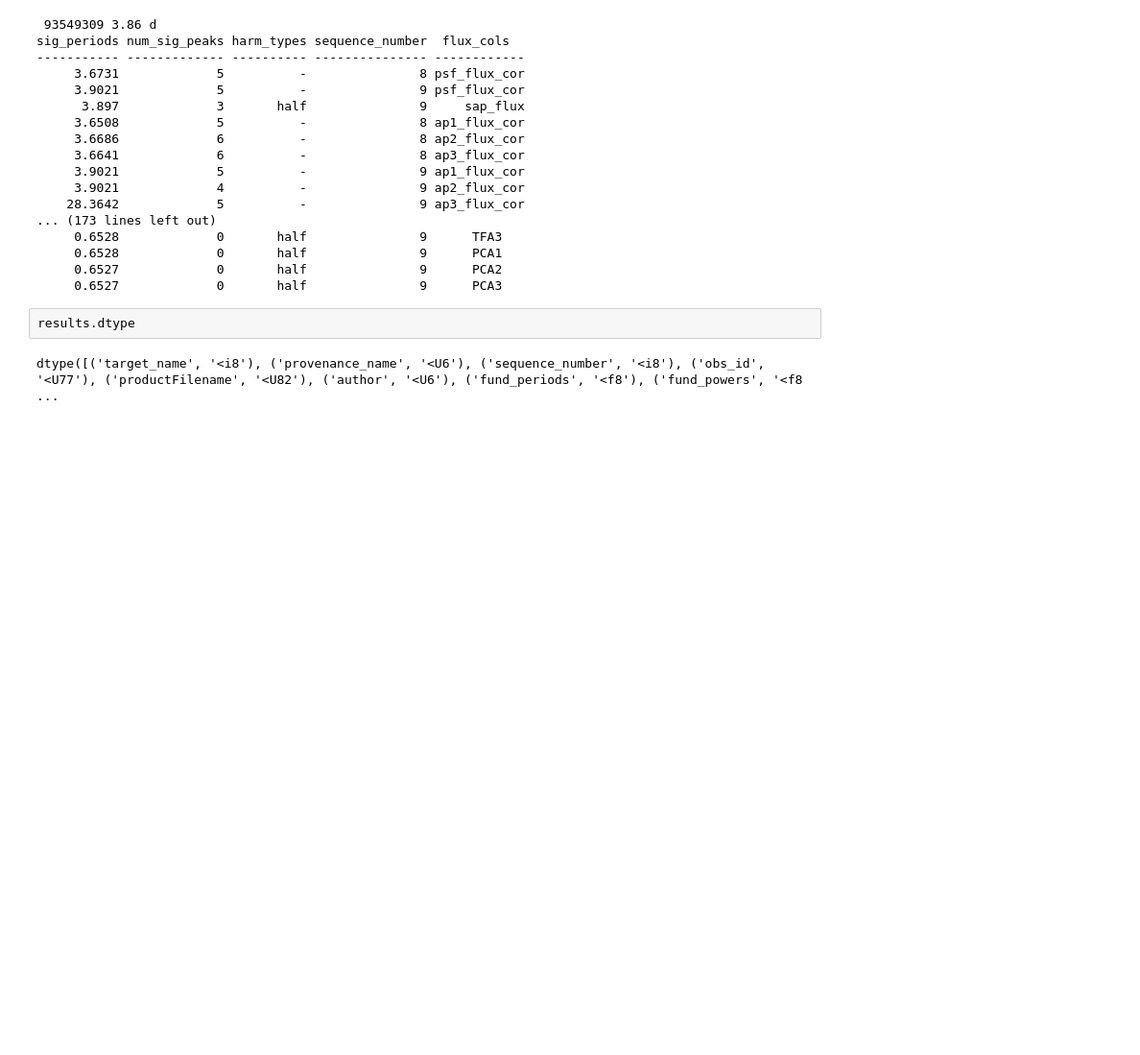
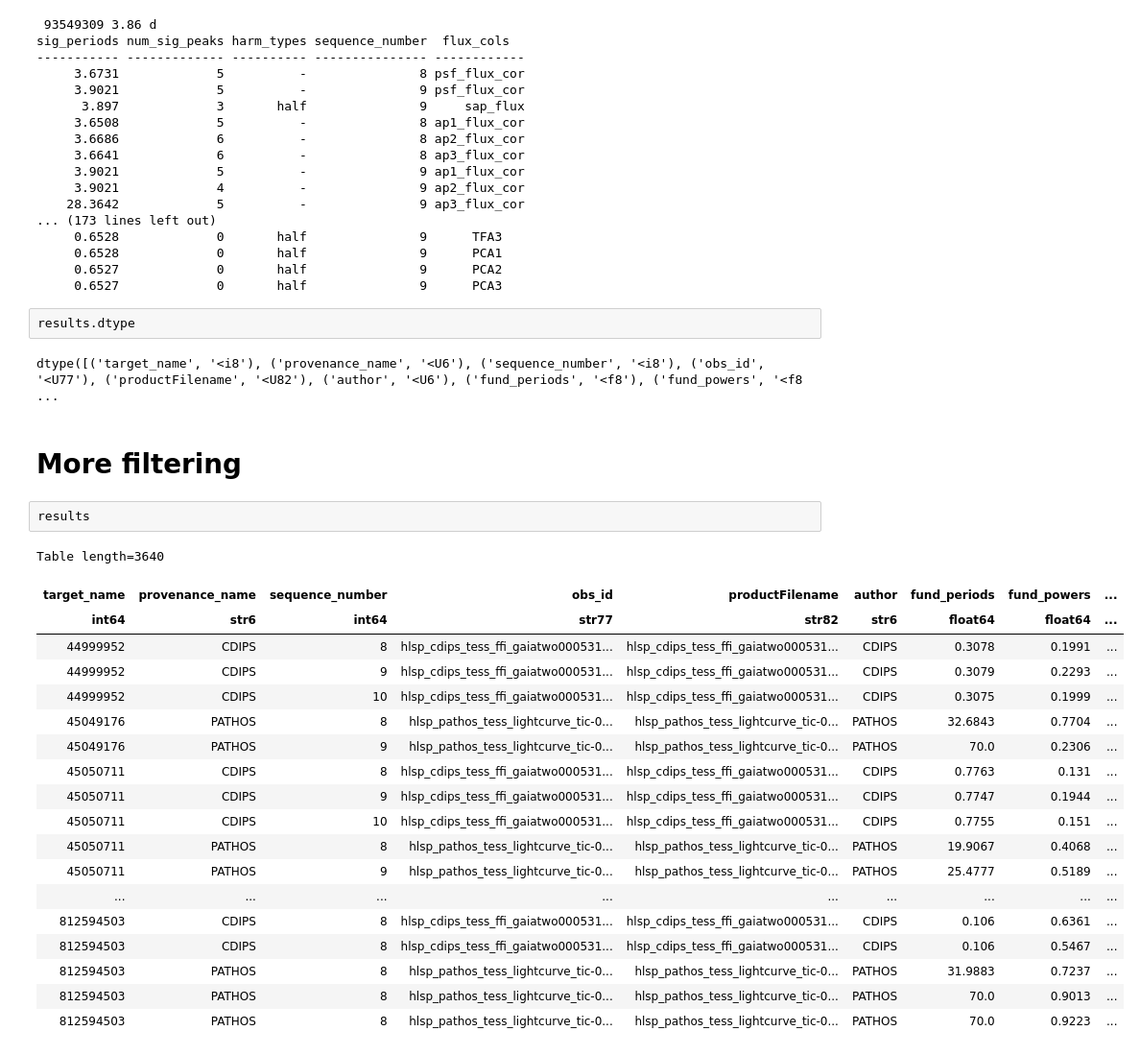
Before and after one commit to stephtdouglas/TESS_young, a Jupyter notebook: analyze_cluster_output.ipynb, the cells around one changed output. Shown at 96% size. Drawn from its saved outputs; the diff is of its cells as text; blank space fills up the shorter version.

```diff
--- a/analyze_cluster_output.ipynb
+++ b/analyze_cluster_output.ipynb
@@ -446,3 +446,27 @@ sig_periods num_sig_peaks harm_types sequence_number  flux_cols
 results.dtype
 # %% [output]
 dtype([('target_name', '<i8'), ('provenance_name', '<U6'), ('sequence_number', '<i8'), ('obs_id', '<U77'), ('productFilename', '<U82'), ('author', '<U6'), ('fund_periods', '<f8'), ('fund_powers', '<f8 ...
+# %% [markdown]
+# More filtering
+# %%
+results
+# %% [output]
+Table length=3640
+| target_name | provenance_name | sequence_number | obs_id | productFilename | author | fund_periods | fund_powers | ... |
+| int64 | str6 | int64 | str77 | str82 | str6 | float64 | float64 | ... |
+| 44999952 | CDIPS | 8 | hlsp_cdips_tess_ffi_gaiatwo000531... | hlsp_cdips_tess_ffi_gaiatwo000531... | CDIPS | 0.3078 | 0.1991 | ... |
+| 44999952 | CDIPS | 9 | hlsp_cdips_tess_ffi_gaiatwo000531... | hlsp_cdips_tess_ffi_gaiatwo000531... | CDIPS | 0.3079 | 0.2293 | ... |
+| 44999952 | CDIPS | 10 | hlsp_cdips_tess_ffi_gaiatwo000531... | hlsp_cdips_tess_ffi_gaiatwo000531... | CDIPS | 0.3075 | 0.1999 | ... |
+| 45049176 | PATHOS | 8 | hlsp_pathos_tess_lightcurve_tic-0... | hlsp_pathos_tess_lightcurve_tic-0... | PATHOS | 32.6843 | 0.7704 | ... |
+| 45049176 | PATHOS | 9 | hlsp_pathos_tess_lightcurve_tic-0... | hlsp_pathos_tess_lightcurve_tic-0... | PATHOS | 70.0 | 0.2306 | ... |
+| 45050711 | CDIPS | 8 | hlsp_cdips_tess_ffi_gaiatwo000531... | hlsp_cdips_tess_ffi_gaiatwo000531... | CDIPS | 0.7763 | 0.131 | ... |
+| 45050711 | CDIPS | 9 | hlsp_cdips_tess_ffi_gaiatwo000531... | hlsp_cdips_tess_ffi_gaiatwo000531... | CDIPS | 0.7747 | 0.1944 | ... |
+| 45050711 | CDIPS | 10 | hlsp_cdips_tess_ffi_gaiatwo000531... | hlsp_cdips_tess_ffi_gaiatwo000531... | CDIPS | 0.7755 | 0.151 | ... |
+| 45050711 | PATHOS | 8 | hlsp_pathos_tess_lightcurve_tic-0... | hlsp_pathos_tess_lightcurve_tic-0... | PATHOS | 19.9067 | 0.4068 | ... |
+| 45050711 | PATHOS | 9 | hlsp_pathos_tess_lightcurve_tic-0... | hlsp_pathos_tess_lightcurve_tic-0... | PATHOS | 25.4777 | 0.5189 | ... |
+| ... | ... | ... | ... | ... | ... | ... | ... | ... |
+| 812594503 | CDIPS | 8 | hlsp_cdips_tess_ffi_gaiatwo000531... | hlsp_cdips_tess_ffi_gaiatwo000531... | CDIPS | 0.106 | 0.6361 | ... |
+| 812594503 | CDIPS | 8 | hlsp_cdips_tess_ffi_gaiatwo000531... | hlsp_cdips_tess_ffi_gaiatwo000531... | CDIPS | 0.106 | 0.5467 | ... |
+| 812594503 | PATHOS | 8 | hlsp_pathos_tess_lightcurve_tic-0... | hlsp_pathos_tess_lightcurve_tic-0... | PATHOS | 31.9883 | 0.7237 | ... |
+| 812594503 | PATHOS | 8 | hlsp_pathos_tess_lightcurve_tic-0... | hlsp_pathos_tess_lightcurve_tic-0... | PATHOS | 70.0 | 0.9013 | ... |
+| 812594503 | PATHOS | 8 | hlsp_pathos_tess_lightcurve_tic-0... | hlsp_pathos_tess_lightcurve_tic-0... | PATHOS | 70.0 | 0.9223 | ... |
```
Also changed, not shown: parts of 3 cells of this notebook.
